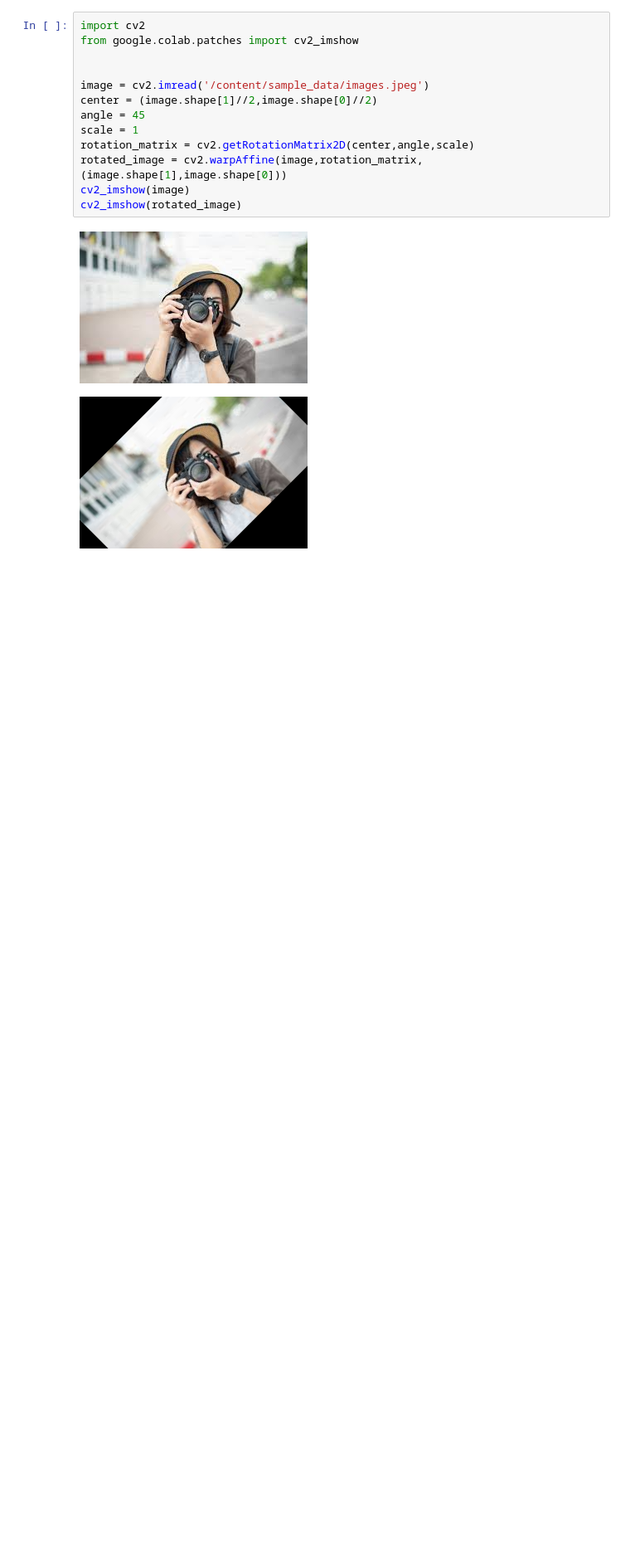
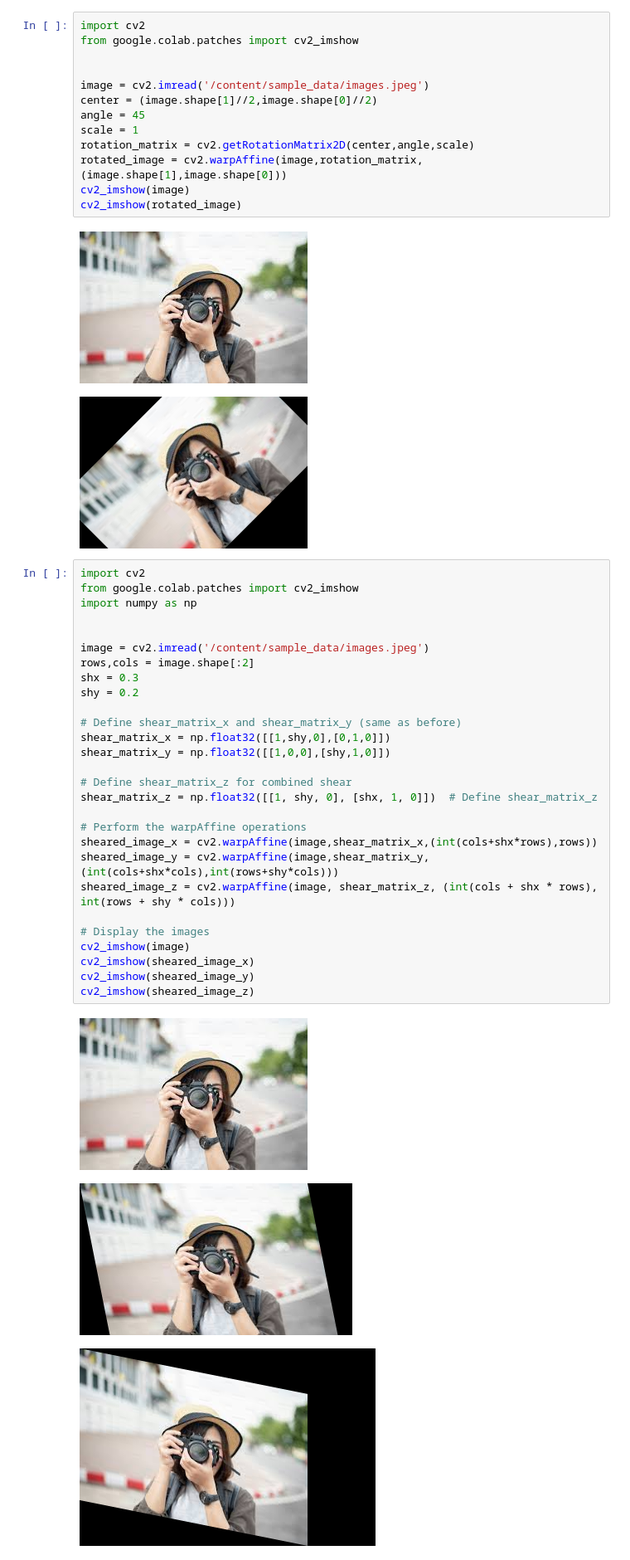
Before and after one commit to hr7657316/computervision, a Jupyter notebook: Computervision.ipynb, the cells around one changed output. Shown at 83% size. Drawn from its saved outputs; the diff is of its cells as text; blank space fills up the shorter version.

```diff
--- a/Computervision.ipynb
+++ b/Computervision.ipynb
@@ -259,3 +259,35 @@ cv2_imshow(rotated_image)
 # %% [output]
 [figure]
 [figure]
+# %%
+import cv2
+from google.colab.patches import cv2_imshow
+import numpy as np
+
+
+image = cv2.imread('/content/sample_data/images.jpeg')
+rows,cols = image.shape[:2]
+shx = 0.3
+shy = 0.2
+
+# Define shear_matrix_x and shear_matrix_y (same as before)
+shear_matrix_x = np.float32([[1,shy,0],[0,1,0]])
+shear_matrix_y = np.float32([[1,0,0],[shy,1,0]])
+
+# Define shear_matrix_z for combined shear
+shear_matrix_z = np.float32([[1, shy, 0], [shx, 1, 0]])  # Define shear_matrix_z
+
+# Perform the warpAffine operations
+sheared_image_x = cv2.warpAffine(image,shear_matrix_x,(int(cols+shx*rows),rows))
+sheared_image_y = cv2.warpAffine(image,shear_matrix_y,(int(cols+shx*cols),int(rows+shy*cols)))
+sheared_image_z = cv2.warpAffine(image, shear_matrix_z, (int(cols + shx * rows), int(rows + shy * cols)))
+
+# Display the images
+cv2_imshow(image)
+cv2_imshow(sheared_image_x)
+cv2_imshow(sheared_image_y)
+cv2_imshow(sheared_image_z)
+# %% [output]
+[figure, added]
+[figure, added]
+[figure, added]
```
Also changed, not shown: parts of 1 cell of this notebook.
